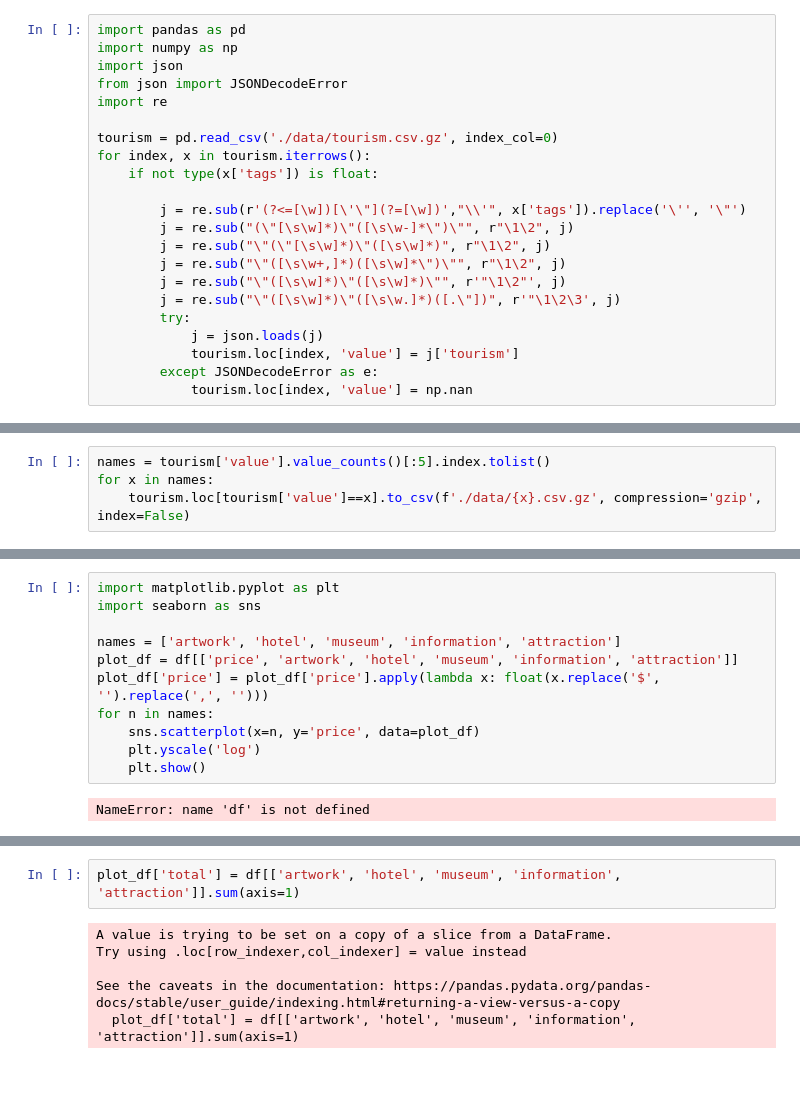
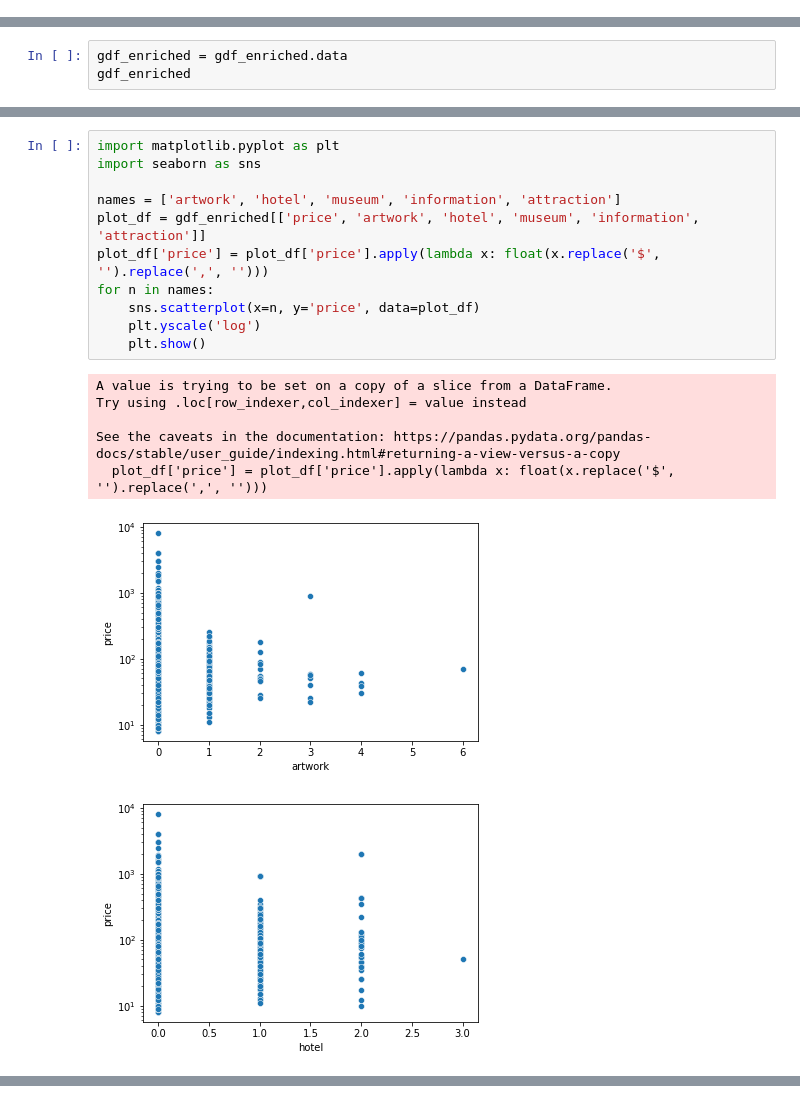
Before and after one commit to NESPEDUFV/more-data, a Jupyter notebook: examples/osm/osm-urban-region.ipynb, the cells around one changed output, grey strips where cells are left out. Cells and saved outputs as stored; diff of their text form; blank space fills up the shorter version.

```diff
--- a/examples/osm/osm-urban-region.ipynb
+++ b/examples/osm/osm-urban-region.ipynb
@@ -141,22 +37,0 @@ data.data.describe()
-# %%
-import pandas as pd
-import numpy as np
-import json
-from json import JSONDecodeError
-import re
-
-tourism = pd.read_csv('./data/tourism.csv.gz', index_col=0)
-for index, x in tourism.iterrows():
-    if not type(x['tags']) is float:
-
-        j = re.sub(r'(?<=[\w])[\'\"](?=[\w])',"\\'", x['tags']).replace('\'', '\"')
-        j = re.sub("(\"[\s\w]*)\"([\s\w-]*\")\"", r"\1\2", j)
-        j = re.sub("\"(\"[\s\w]*)\"([\s\w]*)", r"\1\2", j)
-        j = re.sub("\"([\s\w+,]*)([\s\w]*\")\"", r"\1\2", j)
-        j = re.sub("\"([\s\w]*)\"([\s\w]*)\"", r'"\1\2"', j)
-        j = re.sub("\"([\s\w]*)\"([\s\w.]*)([.\"])", r'"\1\2\3', j)
-        try:
-            j = json.loads(j)
-            tourism.loc[index, 'value'] = j['tourism']
-        except JSONDecodeError as e:
-            tourism.loc[index, 'value'] = np.nan
@@ -183,4 +37,0 @@ Name: value, dtype: int64
-# %%
-names = tourism['value'].value_counts()[:5].index.tolist()
-for x in names:
-    tourism.loc[tourism['value']==x].to_csv(f'./data/{x}.csv.gz', compression='gzip', index=False)
@@ -210,0 +38,3 @@ ValueError: Expected object or value
+# %%
+gdf_enriched = gdf_enriched.data
+gdf_enriched
@@ -211,13 +56,19 @@ ValueError: Expected object or value
 # %%
 import matplotlib.pyplot as plt
 import seaborn as sns
 
 names = ['artwork', 'hotel', 'museum', 'information', 'attraction']
-plot_df = df[['price', 'artwork', 'hotel', 'museum', 'information', 'attraction']]
+plot_df = gdf_enriched[['price', 'artwork', 'hotel', 'museum', 'information', 'attraction']]
 plot_df['price'] = plot_df['price'].apply(lambda x: float(x.replace('$', '').replace(',', '')))
 for n in names:
     sns.scatterplot(x=n, y='price', data=plot_df)
     plt.yscale('log')
     plt.show()
 # %% [output]
-NameError: name 'df' is not defined
+A value is trying to be set on a copy of a slice from a DataFrame.
+Try using .loc[row_indexer,col_indexer] = value instead
+
+See the caveats in the documentation: https://pandas.pydata.org/pandas-docs/stable/user_guide/indexing.html#returning-a-view-versus-a-copy
+  plot_df['price'] = plot_df['price'].apply(lambda x: float(x.replace('$', '').replace(',', '')))
+[figure, added]
+[figure, added]
@@ -224,8 +77,0 @@ NameError: name 'df' is not defined
-# %%
-plot_df['total'] = df[['artwork', 'hotel', 'museum', 'information', 'attraction']].sum(axis=1)
-# %% [output]
-A value is trying to be set on a copy of a slice from a DataFrame.
-Try using .loc[row_indexer,col_indexer] = value instead
-
-See the caveats in the documentation: https://pandas.pydata.org/pandas-docs/stable/user_guide/indexing.html#returning-a-view-versus-a-copy
-  plot_df['total'] = df[['artwork', 'hotel', 'museum', 'information', 'attraction']].sum(axis=1)
```
Also changed, not shown: parts of 11 cells of this notebook, 13 other files.
